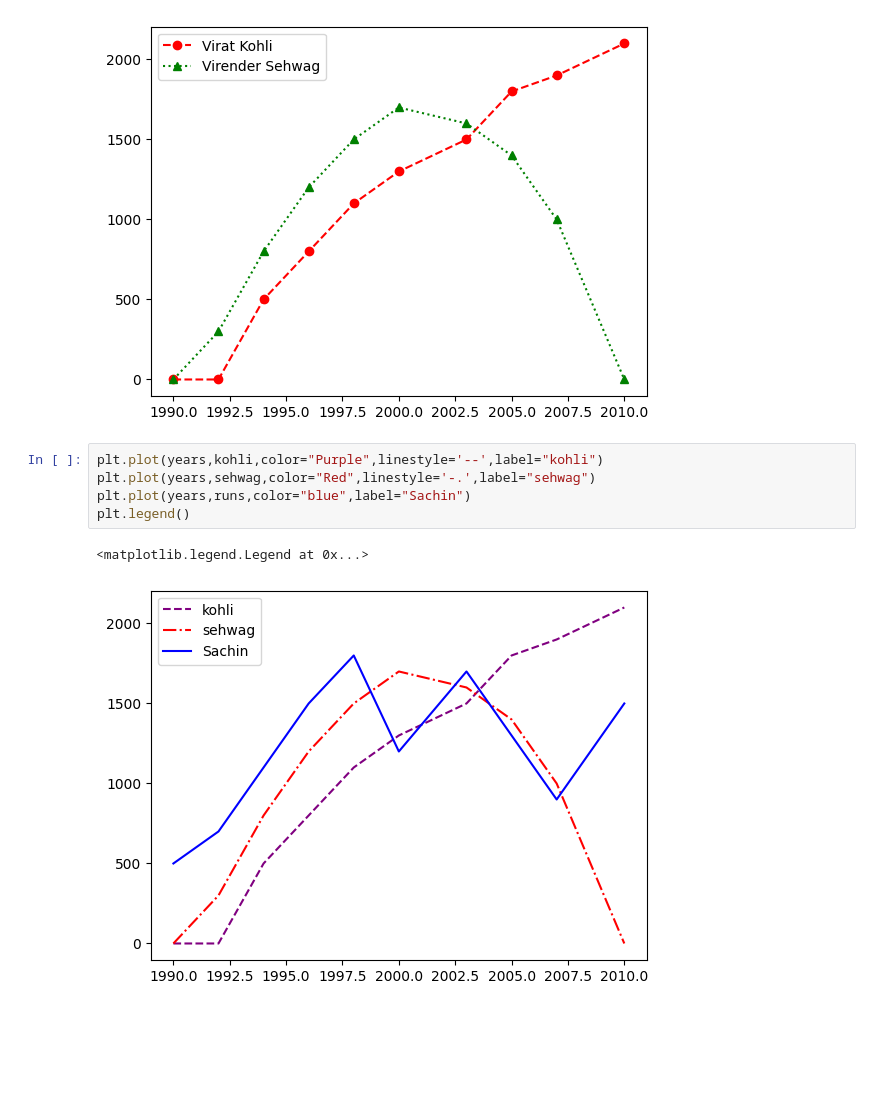
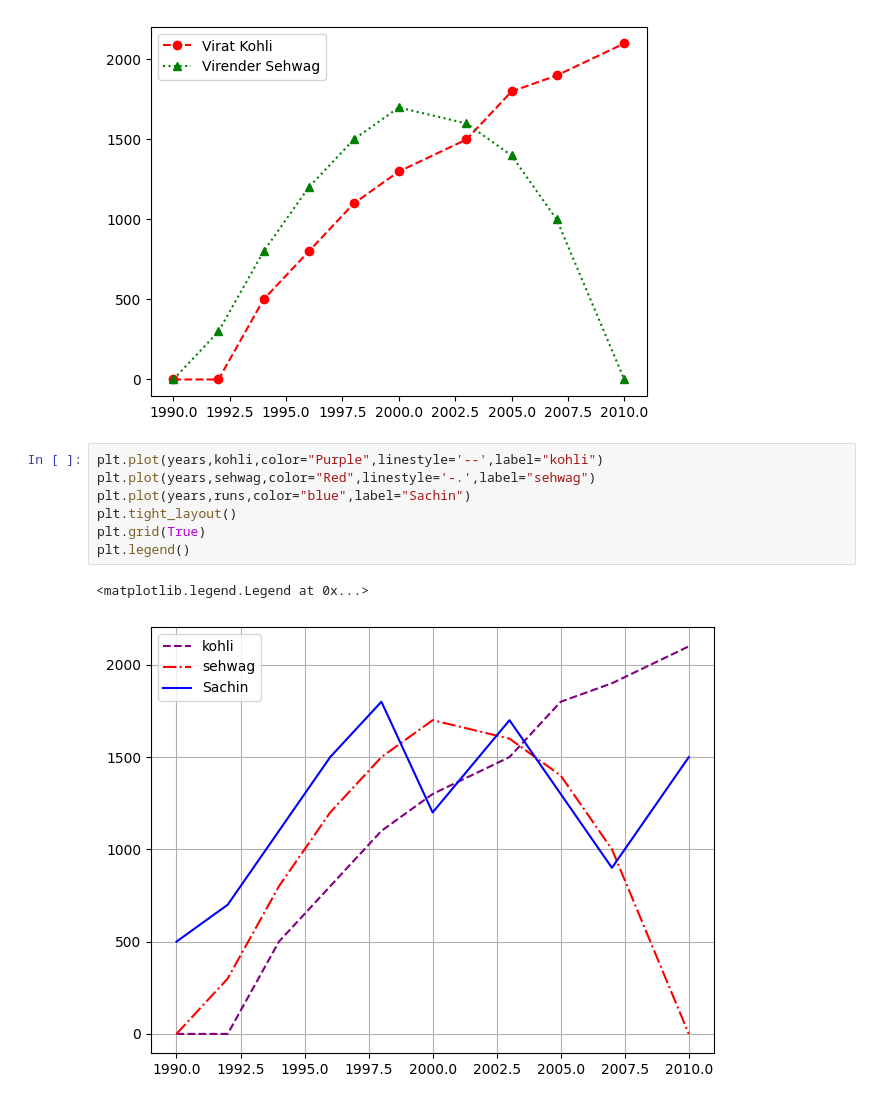
Before and after one commit to krishroy321/coders_of_delhi, a Jupyter notebook: Data Visualization using Matplotlib and Seaborn/PlottingCharts.ipynb, the cells around one changed output. Cells and saved outputs as stored; diff of their text form; blank space fills up the shorter version.

```diff
--- a/Data Visualization using Matplotlib and Seaborn/PlottingCharts.ipynb
+++ b/Data Visualization using Matplotlib and Seaborn/PlottingCharts.ipynb
@@ -45,8 +45,10 @@ plt.legend()
 # %%
 plt.plot(years,kohli,color="Purple",linestyle='--',label="kohli")
 plt.plot(years,sehwag,color="Red",linestyle='-.',label="sehwag")
 plt.plot(years,runs,color="blue",label="Sachin")
+plt.tight_layout()
+plt.grid(True)
 plt.legend()
 # %% [output]
 <matplotlib.legend.Legend at 0x...>
-[figure, old version]
+[figure, new version]
```
Also changed, not shown: parts of 5 cells of this notebook.
